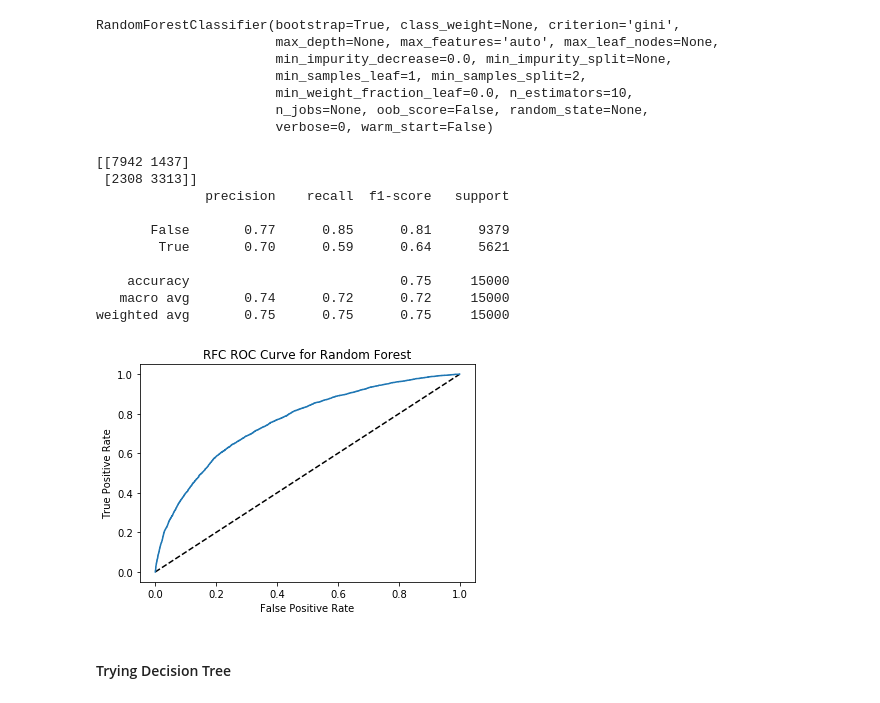
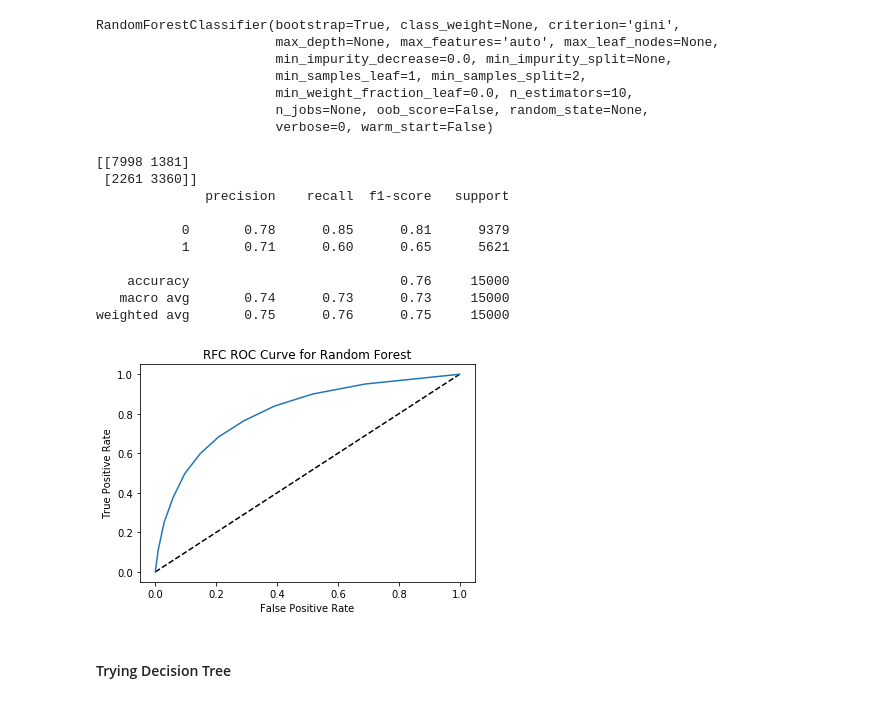
Before and after one commit to Sanchitagarwal94/SpringBoard-DataScince-Course, a Jupyter notebook: Ultimate Challenge/Ultimate Technologies Challenge-Part 3.ipynb, the cells around one changed output. Saved outputs shown, nothing was run; the diff lists cells and outputs as text; code cells hidden in the pictures.

```diff
--- a/Ultimate Challenge/Ultimate Technologies Challenge-Part 3.ipynb
+++ b/Ultimate Challenge/Ultimate Technologies Challenge-Part 3.ipynb
@@ -405,8 +407,8 @@ d2
 | 49999 | Astapor | 0 | 2014-01-18 | 4.601559 | 1.00 | Android | 0.0 | ... |
 50000 rows × 12 columns
 # %%
-d2['signup_date'] = pd.to_datetime(df_no_last_trip_date['signup_date'])
-d2['signup_day'] = pd.DatetimeIndex(df_no_last_trip_date['signup_date']).day
+d2['signup_date'] = pd.to_datetime(d2['signup_date'])
+d2['signup_day'] = pd.DatetimeIndex(d2['signup_date']).day
 d2
 # %% [output]
 |  | city | trips_in_first_30_days | signup_date | avg_rating_of_driver | avg_surge | phone | surge_pct | ... |
@@ -425,7 +427,7 @@ d2
 # %%
 d2['ultimate_black_user'] = d2['ultimate_black_user'].astype(int)
 d2['retained'] = d2['retained'].astype(int)
-d3 = df_no_last_trip_date.drop('signup_date', axis=1)
+d3 = d2.drop('signup_date', axis=1)
 d3
 # %% [output]
 |  | city | trips_in_first_30_days | avg_rating_of_driver | avg_surge | phone | surge_pct | ... |
@@ -556,28 +558,28 @@ rfc_pre= rfc.predict(X_test)
 print(confusion_matrix(y_test, rfc_pre))
 print(classification_report(y_test, rfc_pre))
 # %% [output]
-[[7942 1437]
- [2308 3313]]
+[[7998 1381]
+ [2261 3360]]
               precision    recall  f1-score   support
 
-       False       0.77      0.85      0.81      9379
-        True       0.70      0.59      0.64      5621
+           0       0.78      0.85      0.81      9379
+           1       0.71      0.60      0.65      5621
 
-    accuracy                           0.75     15000
-   macro avg       0.74      0.72      0.72     15000
-weighted avg       0.75      0.75      0.75     15000
+    accuracy                           0.76     15000
+   macro avg       0.74      0.73      0.73     15000
+weighted avg       0.75      0.76      0.75     15000
 # %%
-rfc_pre_prob = logreg.predict_proba(X_test)[:,1]
+rfc_pre_prob = rfc.predict_proba(X_test)[:,1]
 fpr, tpr , thresholds = roc_curve(y_test, rfc_pre_prob)
 
 plt.plot([0,1],[0,1],'k--')
 plt.plot(fpr,tpr, label= 'Logistic Regression')
 plt.xlabel('False Positive Rate')
 plt.ylabel('True Positive Rate')
 plt.title('RFC ROC Curve for Random Forest')
 plt.show()
 # %% [output]
-[figure, old version]
+[figure, new version]
 # %% [markdown]
 #### Trying Decision Tree
 # %%
```
Also changed, not shown: parts of 5 cells of this notebook.
